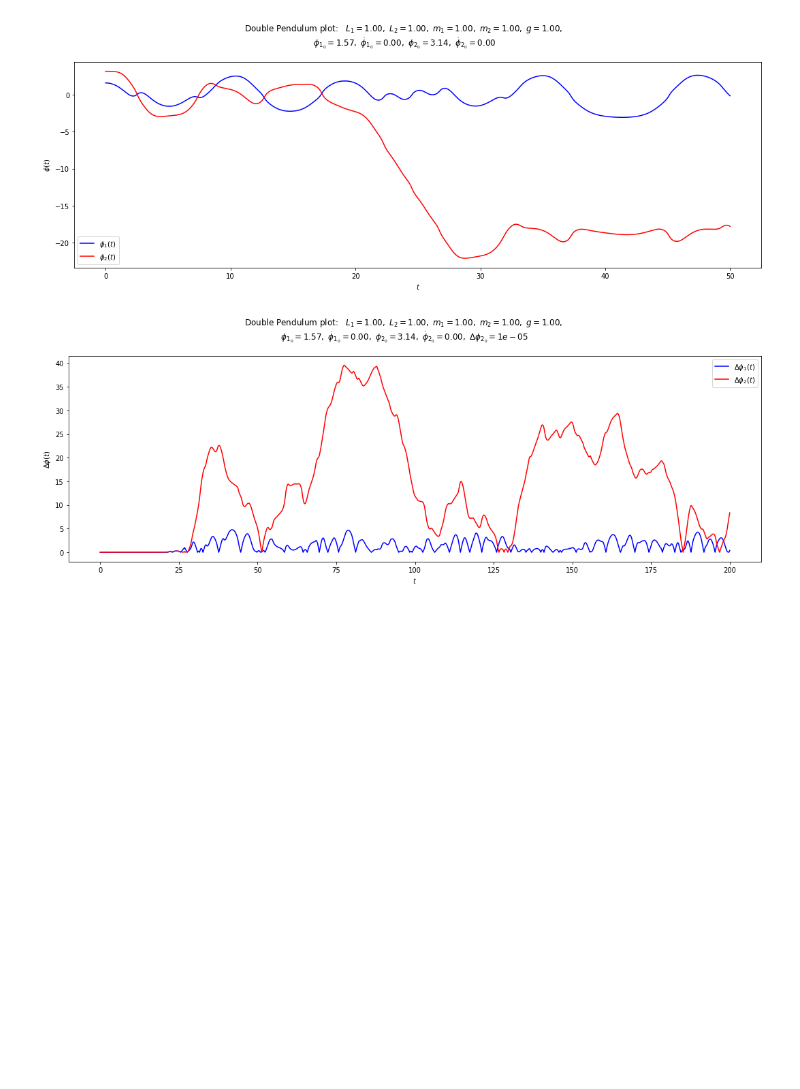
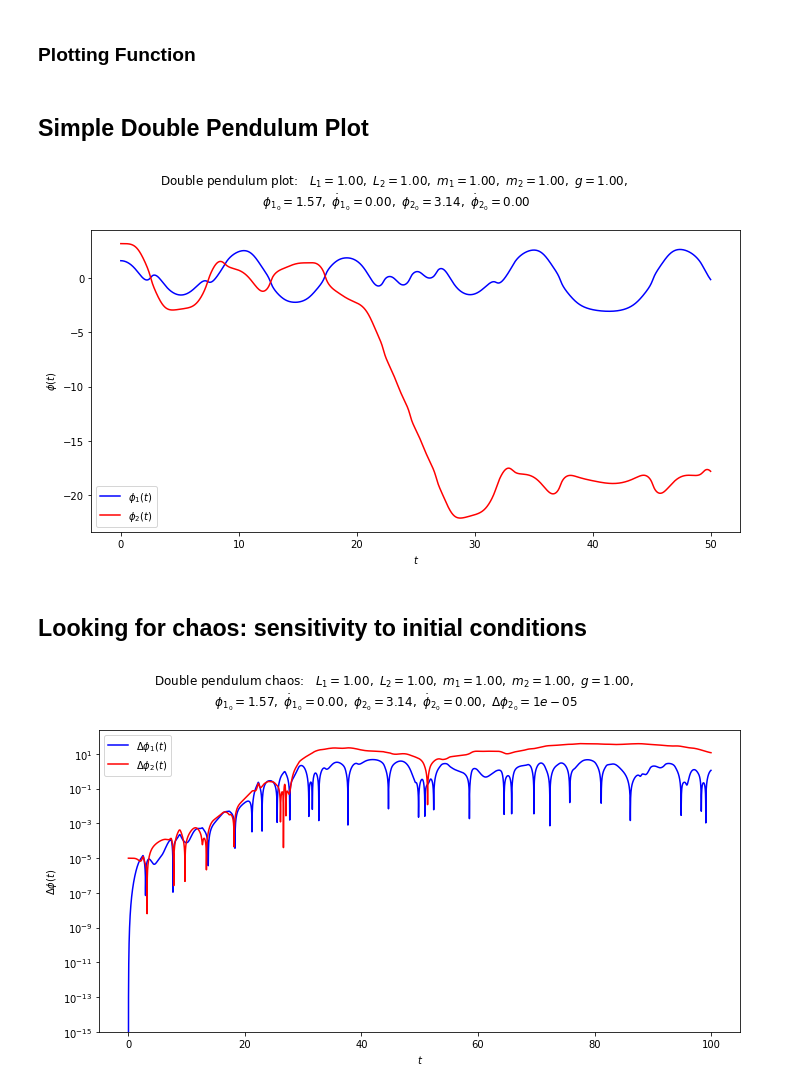
Before and after one commit to mheinz757/5300_final, a Jupyter notebook: Double_Pendulum.ipynb, the cells around one changed output. Cells and saved outputs as stored; diff of their text form; code cells hidden in the pictures; blank space fills up the shorter version.

```diff
--- a/Double_Pendulum.ipynb
+++ b/Double_Pendulum.ipynb
@@ -63,15 +103,17 @@ class DoublePendulum():
         C = np.cos(y[0]-y[2])
         S = np.sin(y[0]-y[2])
 
+        # The denominators that show up in Lagrange's equations
         denom_1 = self.L1 * (self.m1 + self.m2 * S**2)
         denom_2 = self.L2 * (self.m1 + self.m2 * S**2)
 
         phi1_dot = y[1]
         phi2_dot = y[3]
 
+        # Lagrange's equations
         phi1_dot_dot = (-(self.m1 + self.m2) * self.g * np.sin(y[0]) \
                         - self.m2 * self.L2 * y[3]**2 * S \
-                        + C * self.m2 * (self.g * np.sin(y[2]) - y[1]**2 * S)) \
+                        + C * self.m2 * (self.g * np.sin(y[2]) - self.L1 * y[1]**2 * S)) \
                         / denom_1
         phi2_dot_dot = ((self.m1 + self.m2) * (self.g * np.sin(y[0]) * C \
                         - self.g * np.sin(y[2]) + self.L1 * y[1]**2 * S) \
@@ -94,6 +136,8 @@ class DoublePendulum():
         phi1, phi1_dot, phi2, phi2_dot = solution.y
 
         return phi1, phi1_dot, phi2, phi2_dot
+# %% [markdown]
+### Plotting Function
 # %%
 def plot_y_vs_x(x, y, axis_labels=None, label=None, title=None,
                 color=None, linestyle=None, semilogy=False, loglog=False,
@@ -129,6 +173,8 @@ def start_stop_indices(t_pts, plot_start, plot_stop):
     start_index = (np.fabs(t_pts-plot_start)).argmin()  # index in t_pts array
     stop_index = (np.fabs(t_pts-plot_stop)).argmin()  # index in t_pts array
     return start_index, stop_index
+# %% [markdown]
+## Simple Double Pendulum Plot
 # %%
 # Labels for individual plot axes
 phi_vs_time_labels = (r'$t$', r'$\phi(t)$')
@@ -168,8 +216,8 @@ phi1, phi1_dot, phi2, phi2_dot = p1.solve_ode(t_pts, phi1_0, phi1_dot_0,
 
 
 # start the plot!
-fig = plt.figure(figsize=(15,5))
-overall_title = 'Double Pendulum plot:  ' + \
+fig = plt.figure(figsize=(10,5))
+overall_title = 'Double pendulum plot:  ' + \
                 rf' $L_1 = {L1:.2f},$' + \
                 rf' $L_2 = {L2:.2f},$' + \
                 rf' $m_1 = {mass1:.2f},$' + \
@@ -177,34 +225,37 @@ overall_title = 'Double Pendulum plot:  ' + \
                 rf' $g = {g:.2f},$' + \
                 '\n' + \
                 rf' $\phi_{{1_0}} = {phi1_0:.2f},$' + \
                 rf' $\dot\phi_{{1_0}} = {phi1_dot_0:.2f},$' + \
                 rf' $\phi_{{2_0}} = {phi2_0:.2f},$' + \
                 rf' $\dot\phi_{{2_0}} = {phi2_dot_0:.2f}$' + \
                 '\n'     # \n means a new line (adds some space here)
 fig.suptitle(overall_title, va='baseline')
 
 # Plot the angle of both pendulums on the same plot
 ax_a = fig.add_subplot(1,1,1)
 
+# Get indices to only plot from t=0 to t=50
 start, stop = start_stop_indices(t_pts, t_start, 50.)
 plot_y_vs_x(t_pts[start : stop], phi1[start : stop],
             axis_labels=phi_vs_time_labels,
             color='blue',
             label=r'$\phi_1(t)$',
             title=None,
             ax=ax_a)
 plot_y_vs_x(t_pts[start : stop], phi2[start : stop],
             axis_labels=phi_vs_time_labels,
             color='red',
             label=r'$\phi_2(t)$',
             title=None,
             ax=ax_a)
 
 
 fig.tight_layout()
 fig.savefig('DoublePendulum', bbox_inches='tight', dpi=200.)  # always bbox_inches='tight'
 # %% [output]
-[figure, old version]
+[figure, new version]
+# %% [markdown]
+## Looking for chaos: sensitivity to initial conditions
 # %%
 # Labels for individual plot axes
 Delta_phi_vs_time_labels = (r'$t$', r'$\Delta\phi(t)$')
@@ -229,8 +280,8 @@ Delta_phi_1 = np.fabs(phi1_1 - phi1_2)
 Delta_phi_2 = np.fabs(phi2_1 - phi2_2)
 
 # start the plot!
-fig = plt.figure(figsize=(15,5))
-overall_title = 'Double Pendulum plot:  ' + \
+fig = plt.figure(figsize=(10,5))
+overall_title = 'Double pendulum chaos:  ' + \
                 rf' $L_1 = {L1:.2f},$' + \
                 rf' $L_2 = {L2:.2f},$' + \
                 rf' $m_1 = {mass1:.2f},$' + \
@@ -245,25 +296,27 @@ overall_title = 'Double Pendulum plot:  ' + \
                 '\n'     # \n means a new line (adds some space here)
 fig.suptitle(overall_title, va='baseline')
 
-# Plot the angle of both pendulums on the same plot
+# Plot Delta_phi for both angles vs. time on the same plot
 ax_a = fig.add_subplot(1,1,1)
 
-start, stop = start_stop_indices(t_pts, t_start, 200.)
+# Get indices to only plot from t=0 to t=100
+start, stop = start_stop_indices(t_pts, t_start, 100.)
 plot_y_vs_x(t_pts[start : stop], Delta_phi_1[start : stop],
             axis_labels=Delta_phi_vs_time_labels,
             color='blue',
             label=r'$\Delta\phi_1(t)$',
             title=None,
+            semilogy=True,
             ax=ax_a)
 plot_y_vs_x(t_pts[start : stop], Delta_phi_2[start : stop],
             axis_labels=Delta_phi_vs_time_labels,
             color='red',
             label=r'$\Delta\phi_2(t)$',
             title=None,
+            semilogy=True,
             ax=ax_a)
-
 
 fig.tight_layout()
 fig.savefig('DoublePendulum_chaos', bbox_inches='tight', dpi=200.)  # always bbox_inches='tight'
 # %% [output]
-[figure, old version]
+[figure, new version]
```
Also changed, not shown: parts of 5 cells of this notebook, 1 other file.
